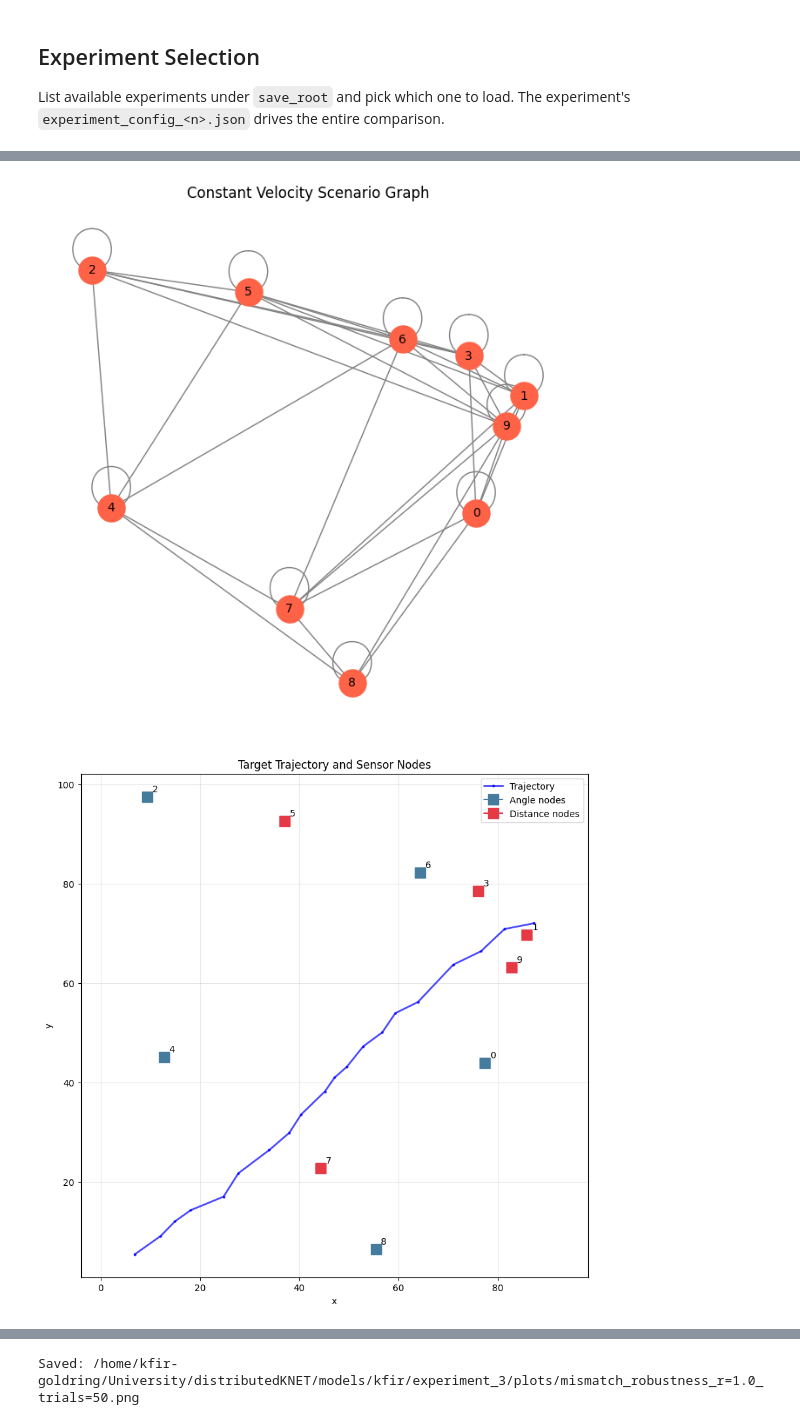
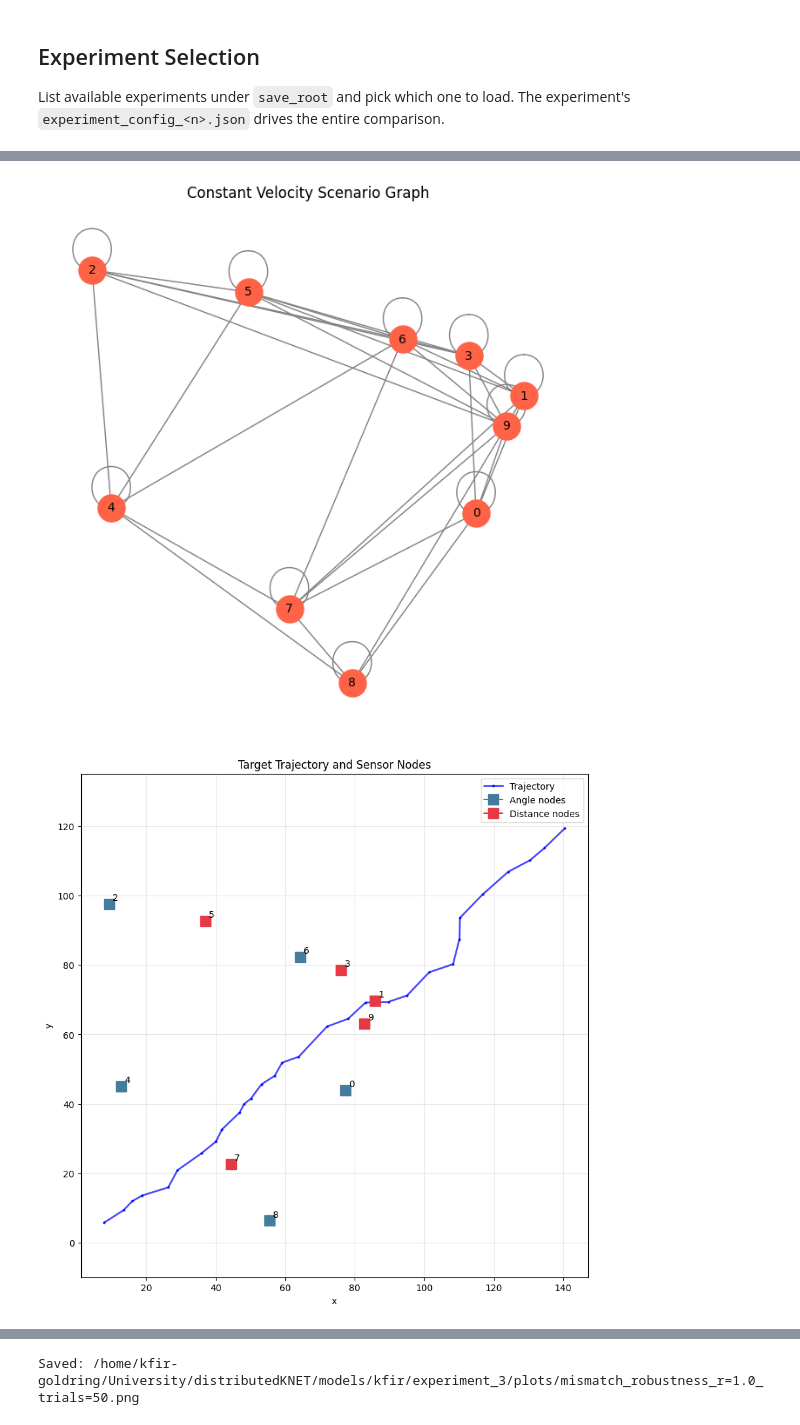
Before and after one commit to AvivG123/distributedKNET, a Jupyter notebook: notebooks/const_vel_scenario_comparison.ipynb, the cells around one changed output, grey strips where cells are left out. Cells and saved outputs as stored; diff of their text form; code cells hidden in the pictures.

```diff
--- a/notebooks/const_vel_scenario_comparison.ipynb
+++ b/notebooks/const_vel_scenario_comparison.ipynb
@@ -91,5 +98,5 @@ Available experiments:
 # %%
-EXPERIMENT = 3# ← set this to the number printed above, then run
+EXPERIMENT = 12 # ← set this to the number printed above, then run
 
 experiment_dir = experiments[EXPERIMENT - 1]
 config_val = load_experiment_config(experiment_dir)
@@ -138,13 +145,58 @@ def dkn_run_name(r_noise, dt_ratio=None):
 def dkn_model_path(r_noise, dt_ratio=None, base_dir=experiment_dir):
     return base_dir / "DKN" / f"{dkn_run_name(r_noise, dt_ratio)}.pth"
 
+def gnn_rnn_run_name(r_noise):
+    return f"r={r_noise}"
+
+def gnn_rnn_model_path(r_noise, base_dir=experiment_dir):
+    return base_dir / "GNN_RNN" / f"{gnn_rnn_run_name(r_noise)}.pth"
+
+def build_gnn_rnn_model(config):
+    return GnnRnnLightning(
+        input_dim=1,
+        type_num=2,
+        hidden_dim=config.get("gnn_rnn_hidden_dim", config["hidden_dim"]),
+        output_dim=state_dimension,
+        lr=config.get("gnn_rnn_learning_rate", config["learning_rate"]),
+    )
+
+def predict_gnn_rnn(model, graph_data, graph_h_system):
+    node_types = graph_h_system.node_classification.to(dtype=torch.long)
+    with torch.no_grad():
+        return model(graph_data.x, node_types, graph_data.edge_index).cpu().numpy().mean(axis=0)
+
+def clean_measurements_for_trajectory(graph_h_system, trajectory):
+    clean = np.zeros((graph_h_system.num_nodes, 1, trajectory.shape[0]))
+    for k in range(trajectory.shape[0]):
+        x_k = trajectory[k].numpy() if isinstance(trajectory[k], torch.Tensor) else trajectory[k]
+        clean[:, 0, k] = graph_h_system.func(x_k)[:, 0]
+    if hasattr(graph_h_system, "wrap_measurements"):
+        clean = graph_h_system.wrap_measurements(clean, sensor_axis=0)
+    return clean
+
+def measurement_snr_db(graph_h_system, trajectory, measurements, eps=1e-12):
+    clean = clean_measurements_for_trajectory(graph_h_system, trajectory)
+    noise = measurements - clean
+    if hasattr(graph_h_system, "wrap_innovation"):
+        noise = graph_h_system.wrap_innovation(noise, sensor_axis=0)
+    signal_power = np.mean(clean ** 2)
+    noise_power = np.mean(noise ** 2)
+    return 10 * np.log10((signal_power + eps) / (noise_power + eps))
+
 dkn_dir = experiment_dir / "DKN"
+gnn_rnn_dir = experiment_dir / "GNN_RNN"
 available_noise_values = [r for r in measurement_noise_values if dkn_model_path(r).exists()]
 missing_noise_values = [r for r in measurement_noise_values if r not in available_noise_values]
 if missing_noise_values:
-    print(f"Warning: missing DKN checkpoints for r={missing_noise_values} in {dkn_dir} — skipping.")
+    print(f"Warning: missing DKN checkpoints for r={missing_noise_values} in {dkn_dir} - skipping.")
 if not available_noise_values:
     raise RuntimeError(f"No DKN checkpoints found in {dkn_dir}")
+
+gnn_rnn_available_noise_values = [r for r in available_noise_values if gnn_rnn_model_path(r).exists()]
+missing_gnn_rnn_noise_values = [r for r in available_noise_values if r not in gnn_rnn_available_noise_values]
+if missing_gnn_rnn_noise_values:
+    print(f"Warning: missing GNN-RNN checkpoints for r={missing_gnn_rnn_noise_values} in {gnn_rnn_dir} - omitting GNN-RNN for those rows.")
+use_gnn_rnn = len(gnn_rnn_available_noise_values) > 0
 measurement_noise_values = available_noise_values
 
 plot_dir = experiment_dir / "plots"
@@ -183,5 +235,5 @@ DKN checkpoint dt ratio for non-mismatch sections: 1
 [figure]
-[figure, old version]
+[figure, new version]
 # %% [markdown]
 ## Single-Trial Comparison
 
```
Also changed, not shown: parts of 14 cells of this notebook, 3 other files.
